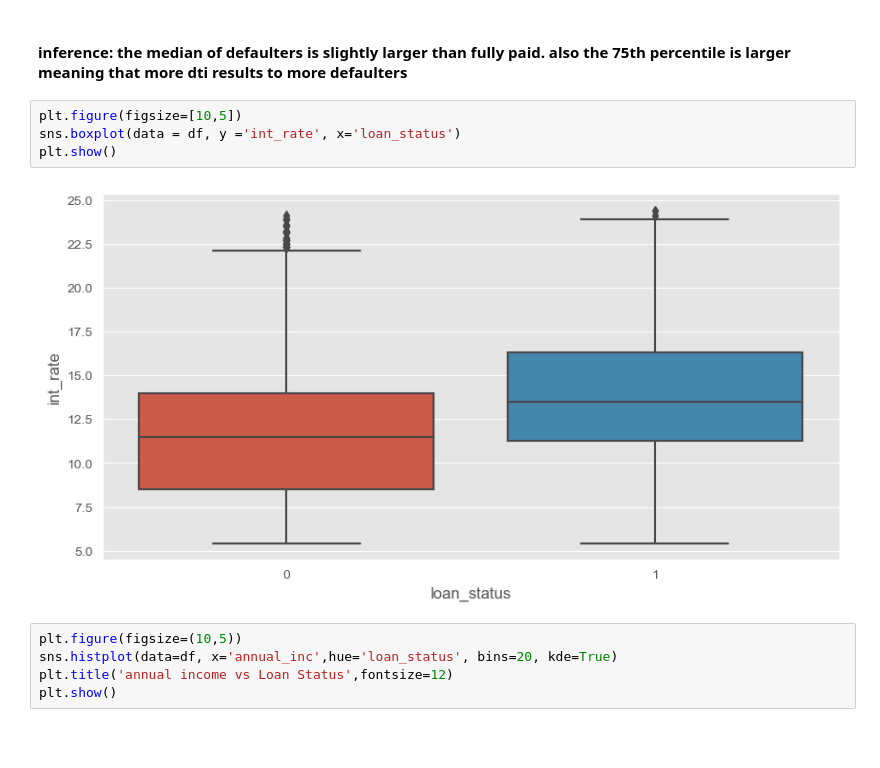
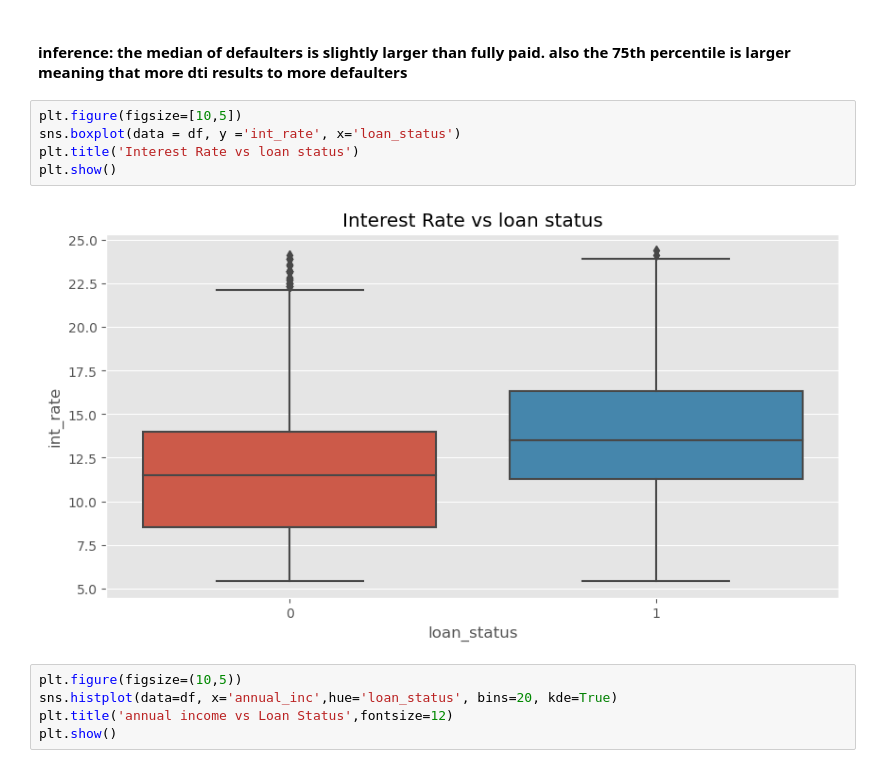
Before and after one commit to Hrp16/lending-club-case-study, a Jupyter notebook: Harsh_raj_poddar.ipynb, the cells around one changed output. Drawn from its saved outputs; the diff is of its cells as text; blank space fills up the shorter version.

```diff
--- a/Harsh_raj_poddar.ipynb
+++ b/Harsh_raj_poddar.ipynb
@@ -653,9 +657,10 @@ plt.show()
 # %%
 plt.figure(figsize=[10,5])
 sns.boxplot(data = df, y ='int_rate', x='loan_status')
+plt.title('Interest Rate vs loan status')
 plt.show()
 # %% [output]
-[figure, old version]
+[figure, new version]
 # %%
 plt.figure(figsize=(10,5))
 sns.histplot(data=df, x='annual_inc',hue='loan_status', bins=20, kde=True)
```
Also changed, not shown: parts of 14 cells of this notebook, 1 other file.
